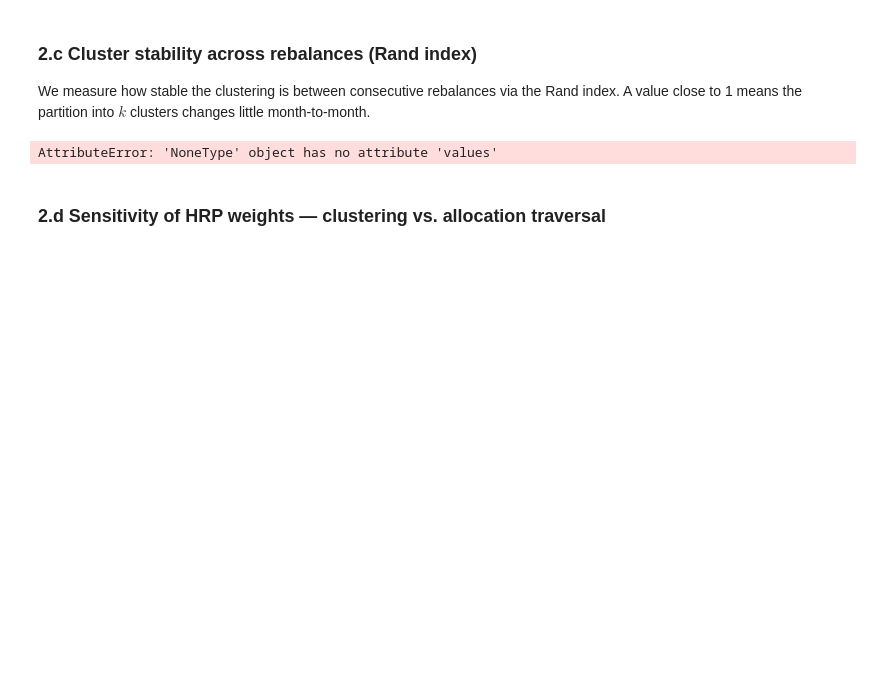
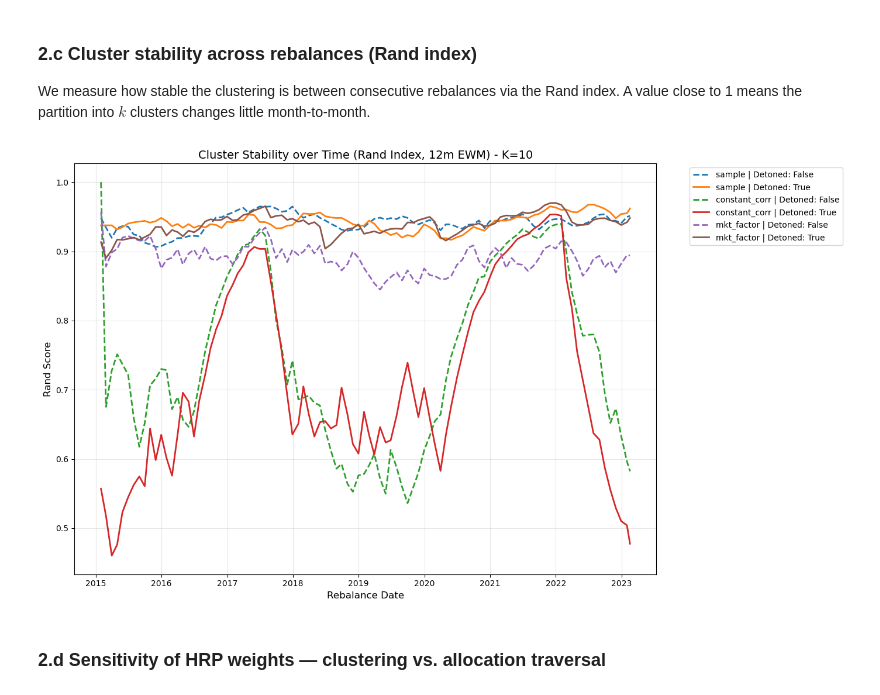
Before and after one commit to filippoghidini03-pixel/Assignment_4b_RM_Fineng, a Jupyter notebook: ex4b_notebook.ipynb, the cells around one changed output. Drawn from its saved outputs; the diff is of its cells as text; code cells hidden in the pictures; blank space fills up the shorter version.

```diff
--- a/ex4b_notebook.ipynb
+++ b/ex4b_notebook.ipynb
@@ -231,32 +299,106 @@ We measure how stable the clustering is between consecutive rebalances via the R
 # %%
 LINKAGE_METHOD = "ward"
 DIST_METRIC = "euclidean"
 N_CLUSTERS_GRID = [5, 8, 10, 15]
 N_CLUSTERS_FOCUS = 10
 COV_KEYS = ["sample", "constant_corr", "mkt_factor"]
 DETONE_KEYS = [False, True]
 
 
 linkages = {(c, d): {} for c in COV_KEYS for d in DETONE_KEYS}
 clusters = {
     (c, d, k): {} for c in COV_KEYS for d in DETONE_KEYS for k in N_CLUSTERS_GRID
 }
 
+
 for reb in all_dates:
     for cov_key in COV_KEYS:
         cov = covariances[reb][cov_key]
         for detone_flag in DETONE_KEYS:
-            link = None  # !!! COMPLETE AS APPROPRIATE !!!
+
+
+
+            corr = covariance_to_correlation(cov.values)
+            corr_df = pd.DataFrame(corr, index=cov.index, columns=cov.columns)
+
+            if detone_flag:
+                corr_df = detone(corr_matrix=corr_df, components_num=1)
+
+            dist_df = pd.DataFrame(correlation_to_hrp_distance(corr_df.values), index=cov.index, columns=cov.columns)
+
+            link = hierarchical_clustering( matrix = dist_df,
+                                            linkage_method = LINKAGE_METHOD,
+                                            distance_metric = DIST_METRIC,
+                                            plot_dendrogram = False,
+                                            )
+
+
+
             linkages[(cov_key, detone_flag)][reb] = link
             for n_clusters in N_CLUSTERS_GRID:
                 clusters[(cov_key, detone_flag, n_clusters)][reb] = pd.Series(
                     sch.cut_tree(link.values, n_clusters=n_clusters).flatten(),
                     index=cov.index,
                 )
 
-# !!! COMPLETE AS APPROPRIATE !!!
+
+
+
+rand_indices = {
+    (c, d, k): pd.Series(index=all_dates, dtype=float)
+    for c in COV_KEYS for d in DETONE_KEYS for k in N_CLUSTERS_GRID
+}
+
+for c in COV_KEYS:
+    for d in DETONE_KEYS:
+        for k in N_CLUSTERS_GRID:
+
+            for i in range(1, len(all_dates)):
+                curr_date = all_dates[i]
+                prev_date = all_dates[i-1]
+
+                labels_curr = clusters[(c, d, k)][curr_date]
+                labels_prev = clusters[(c, d, k)][prev_date]
+
+                aligned_prev, aligned_curr = labels_prev.align(labels_curr, join='inner')
+
+                score = rand_score(aligned_prev, aligned_curr)
+                rand_indices[(c, d, k)][curr_date] = score
+
+
+k_focus = N_CLUSTERS_FOCUS
+
+plt.figure(figsize=(14, 8))
+
+for c in COV_KEYS:
+    for d in DETONE_KEYS:
+        # Estraiamo la serie, eliminando il primo valore (che è NaN perché non c'è un t-1)
+        ts_raw = rand_indices[(c, d, k_focus)].dropna()
+
+        # Applichiamo la media mobile esponenziale (EWM) a 12 periodi (mesi)
+        ts_smoothed = ts_raw.ewm(span=12).mean()
+
+        # Definiamo le etichette e lo stile per il grafico
+        # Linea continua se detoned=True, tratteggiata se detoned=False
+        label_str = f"{c} | Detoned: {d}"
+        linestyle = '-' if d else '--'
+
+        # Tracciamo la linea
+        plt.plot(ts_smoothed.index, ts_smoothed.values, label=label_str, linestyle=linestyle, linewidth=2)
+
+
+# Formattazione del grafico
+plt.title(f"Cluster Stability over Time (Rand Index, 12m EWM) - K={k_focus}", fontsize=14)
+plt.xlabel("Rebalance Date", fontsize=12)
+plt.ylabel("Rand Score", fontsize=12)
+plt.legend(bbox_to_anchor=(1.05, 1), loc='upper left') # Sposta la legenda fuori dal grafico
+plt.grid(True, alpha=0.3)
+plt.tight_layout() # Ottimizza gli spazi
+
+# Mostriamo il grafico
+plt.show()
 # %% [output]
-AttributeError: 'NoneType' object has no attribute 'values'
+[figure, added]
 # %% [markdown]
 ### 2.d Sensitivity of HRP weights — clustering vs. allocation traversal
 # %%
```
Also changed, not shown: parts of 4 cells of this notebook.
